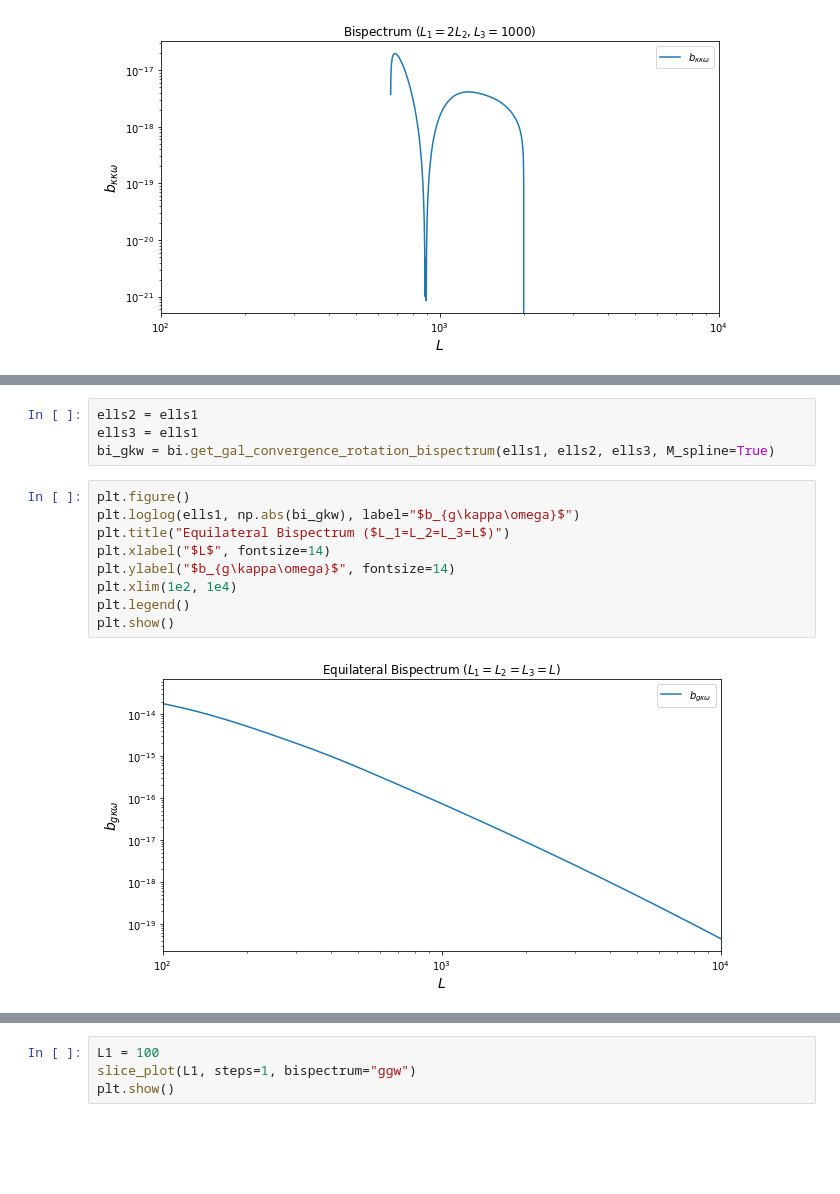
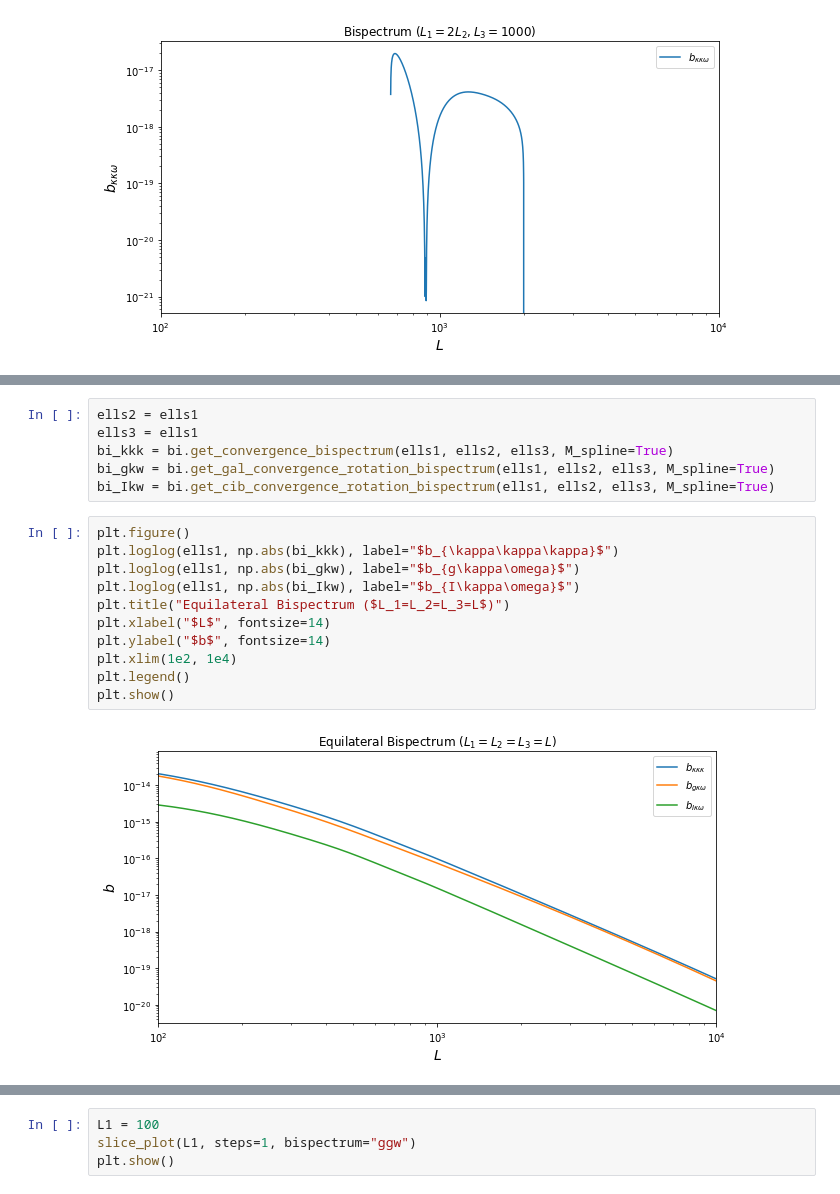
Before and after one commit to mfrobertson/omegaQE, a Jupyter notebook: kkomega/LSS.ipynb, the cells around one changed output, grey strips where cells are left out. Cells and saved outputs as stored; diff of their text form; blank space fills up the shorter version.

```diff
--- a/kkomega/LSS.ipynb
+++ b/kkomega/LSS.ipynb
@@ -448,18 +565,22 @@ plt.show()
 # %%
 ells2 = ells1
 ells3 = ells1
+bi_kkk = bi.get_convergence_bispectrum(ells1, ells2, ells3, M_spline=True)
 bi_gkw = bi.get_gal_convergence_rotation_bispectrum(ells1, ells2, ells3, M_spline=True)
+bi_Ikw = bi.get_cib_convergence_rotation_bispectrum(ells1, ells2, ells3, M_spline=True)
 # %%
 plt.figure()
+plt.loglog(ells1, np.abs(bi_kkk), label="$b_{\kappa\kappa\kappa}$")
 plt.loglog(ells1, np.abs(bi_gkw), label="$b_{g\kappa\omega}$")
+plt.loglog(ells1, np.abs(bi_Ikw), label="$b_{I\kappa\omega}$")
 plt.title("Equilateral Bispectrum ($L_1=L_2=L_3=L$)")
 plt.xlabel("$L$", fontsize=14)
-plt.ylabel("$b_{g\kappa\omega}$", fontsize=14)
+plt.ylabel("$b$", fontsize=14)
 plt.xlim(1e2, 1e4)
 plt.legend()
 plt.show()
 # %% [output]
-[figure, old version]
+[figure, new version]
 # %%
 def get_L3s(L1, L2, steps):
     Lmin = np.floor(np.abs(L1 - L2)) + 1
```
Also changed, not shown: parts of 19 cells of this notebook, 4 other files.
